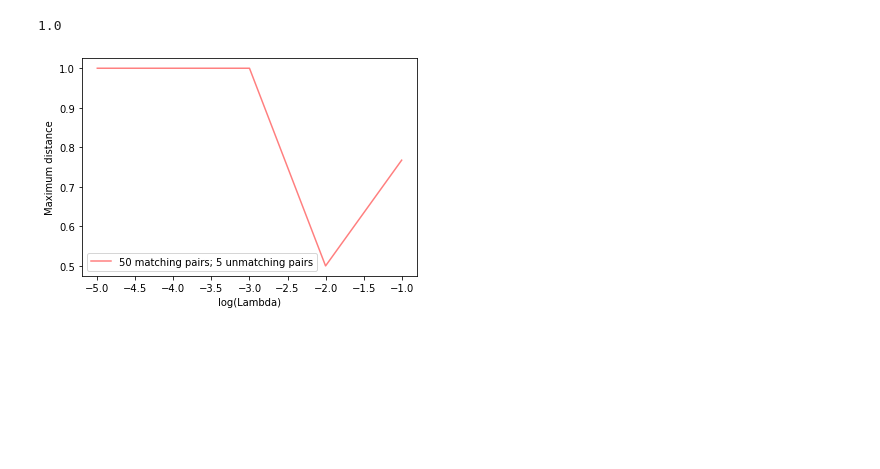
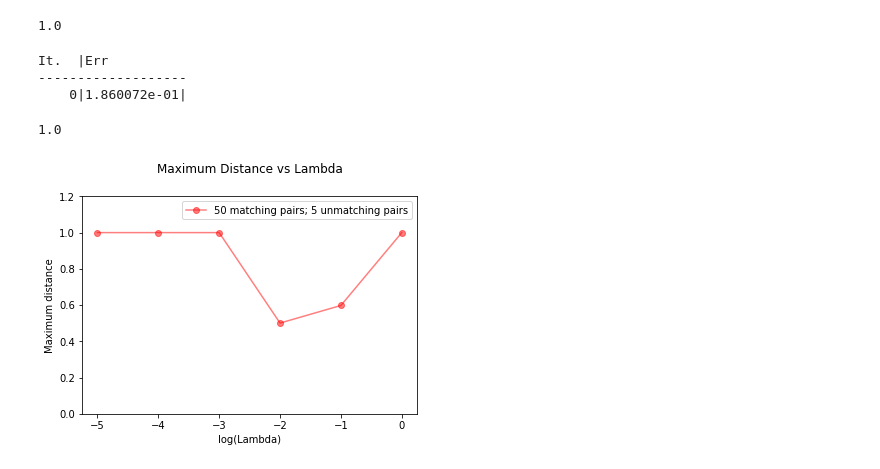
Before and after one commit to shiramichel/just-fair, a Jupyter notebook: OT_2.ipynb, the cells around one changed output. Saved outputs shown, nothing was run; the diff lists cells and outputs as text; code cells hidden in the pictures; blank space fills up the shorter version.

```diff
--- a/OT_2.ipynb
+++ b/OT_2.ipynb
@@ -484,14 +538,15 @@ np.max(S-e5)
 # %%
-y_50 = np.array([np.max(S-e1), np.max(S-e2), np.max(S-e3), np.max(S-e4), np.max(S-e5)])
-y_25 = np.array([np.max(S_25-e1_25), np.max(S_25-e2_25), np.max(S_25-e3_25), np.max(S_25-e4_25), np.max(S_25-e5_25)])
+y_50 = np.array([np.max(S_25-e0_25), np.max(S-e1), np.max(S-e2), np.max(S-e3), np.max(S-e4), np.max(S-e5)])
+y_25 = np.array([np.max(S-e0), np.max(S_25-e1_25), np.max(S_25-e2_25), np.max(S_25-e3_25), np.max(S_25-e4_25), np.max(S_25-e5_25)])
 
-x = np.array([-1,-2,-3,-4,-5])
+x = np.array([0, -1,-2,-3,-4,-5])
 
-plt.plot(x,y_25, label='25 pairs', linestyle='dashed')
-plt.plot(x,y_50, label='50 pairs', alpha=0.5, color='red')
+plt.plot(x,y_25, label='25 pairs', linestyle='dashed', marker='o')
+plt.plot(x,y_50, label='50 pairs', alpha=0.5, color='red', marker='o')
 
 plt.ylabel('Maximum distance')
 plt.xlabel('log(Lambda)')
+plt.title('Maximum distance vs Lambda', y = 1.08)
 
 plt.legend()
 plt.show()
@@ -661,17 +733,32 @@ e5_55 = ot.sinkhorn(a, b, M, lambd, verbose=True)
 np.max(S_55-e5_55)
 # %% [output]
 1.0
+# %%
+# lambda = 2 * 10^0
+a = np.ones(55)
+b= np.ones(55)
+M = cost_matrix_55
+lambd = 2
+e0_55 = ot.sinkhorn(a, b, M, lambd, verbose=True)
+np.max(S_55-e5_55)
+# %% [output]
+It.  |Err
+-------------------
+    0|1.860072e-01|
+1.0
 # %%
-y_55 = np.array([np.max(S_55-e1_55), np.max(S_55-e2_55), np.max(S_55-e3_55), np.max(S_55-e4_55), np.max(S_55-e5_55)])
+y_55 = np.array([np.max(S_55-e5_55), np.max(S_55-e1_55), np.max(S_55-e2_55), np.max(S_55-e3_55), np.max(S_55-e4_55), np.max(S_55-e5_55), ])
 
-x = np.array([-1,-2,-3,-4,-5])
+x = np.array([0, -1,-2,-3,-4,-5])
 
-plt.plot(x,y_55, label='50 matching pairs; 5 unmatching pairs', alpha=0.5, color='red')
+plt.plot(x,y_55, label='50 matching pairs; 5 unmatching pairs', alpha=0.5, color='red', marker='o')
+plt.ylim(0,1.2)
 
 plt.ylabel('Maximum distance')
 plt.xlabel('log(Lambda)')
+plt.title('Maximum Distance vs Lambda', y = 1.08)
 
 plt.legend()
 plt.show()
 # %% [output]
-[figure, old version]
+[figure, new version]
```
Also changed, not shown: parts of 67 cells of this notebook.
